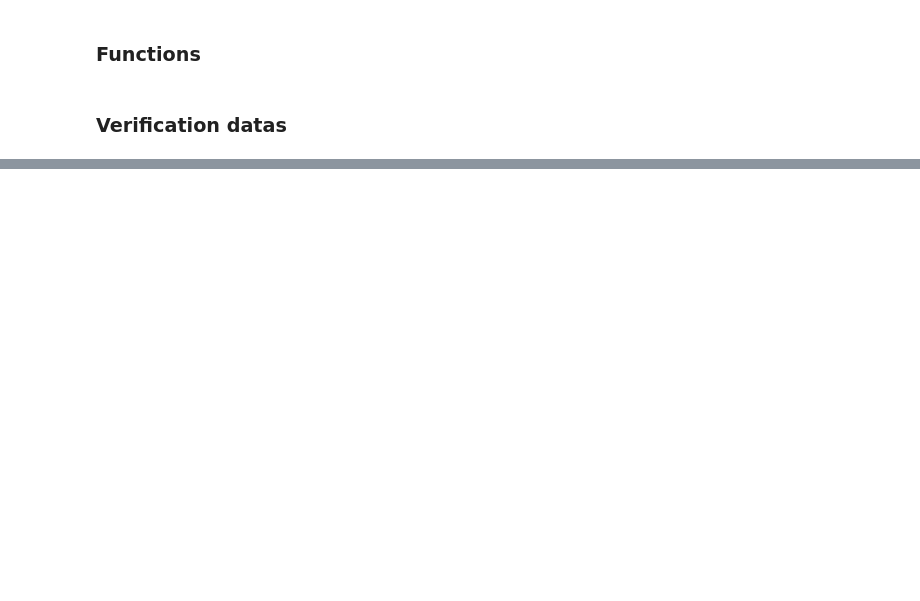
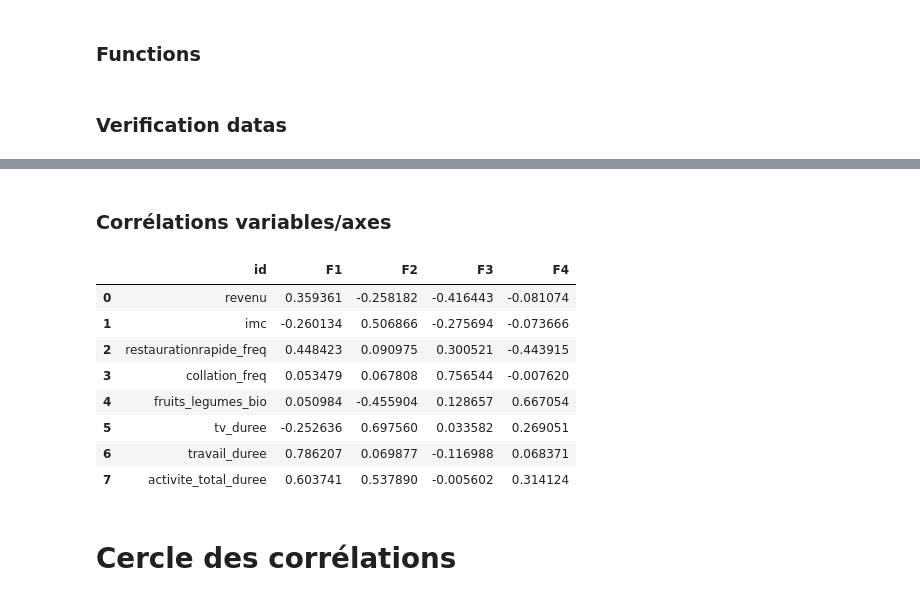
Before and after one commit to flabastie/inca3, a Jupyter notebook: pop2_acp.ipynb, the cells around one changed output, grey strips where cells are left out. Cells and saved outputs as stored; diff of their text form; code cells hidden in the pictures; blank space fills up the shorter version.

```diff
--- a/pop2_acp.ipynb
+++ b/pop2_acp.ipynb
@@ -369,0 +322,31 @@ plt.show(block=False)
+# %% [markdown]
+### Corrélations variables/axes
+# %%
+# racine carrée des valeurs propres
+sqrt_eigval = np.sqrt(eigval)
+
+#corrélation des variables avec les axes
+corvar = np.zeros((p,p))
+for k in range(p):
+    corvar[:,k] = acp.components_[k,:] * sqrt_eigval[k]
+
+# on affiche pour les 4 premiers axes
+# print("Corrélations variables/axes")
+pd.DataFrame({'id':data_pca.columns,'F1':corvar[:,0],'F2':corvar[:,1], 'F3':corvar[:,2],'F4':corvar[:,3]})
+
+# Corrélations (variables x facteurs )
+# - Les facteurs sont en ligne, les variables en colonne
+# - Nous devons en tenir compte pour obtenir les corrélations (variablesxfacteurs,𝑟 )
+# - On prend les racines carrées des valeurs propres
+# %% [output]
+|  | id | F1 | F2 | F3 | F4 |
+| 0 | revenu | 0.359361 | -0.258182 | -0.416443 | -0.081074 |
+| 1 | imc | -0.260134 | 0.506866 | -0.275694 | -0.073666 |
+| 2 | restaurationrapide_freq | 0.448423 | 0.090975 | 0.300521 | -0.443915 |
+| 3 | collation_freq | 0.053479 | 0.067808 | 0.756544 | -0.007620 |
+| 4 | fruits_legumes_bio | 0.050984 | -0.455904 | 0.128657 | 0.667054 |
+| 5 | tv_duree | -0.252636 | 0.697560 | 0.033582 | 0.269051 |
+| 6 | travail_duree | 0.786207 | 0.069877 | -0.116988 | 0.068371 |
+| 7 | activite_total_duree | 0.603741 | 0.537890 | -0.005602 | 0.314124 |
+# %% [markdown]
+# Cercle des corrélations
```
Also changed, not shown: parts of 37 cells of this notebook, 4 other files.
